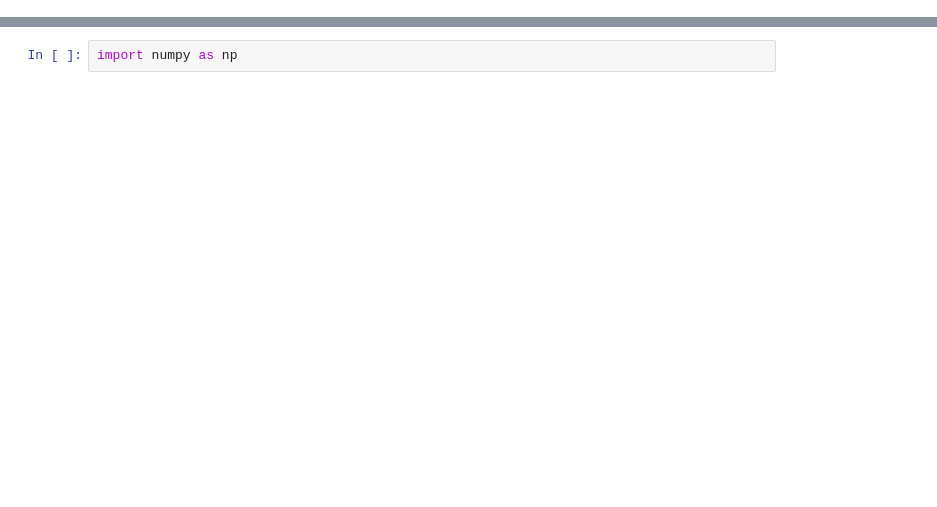
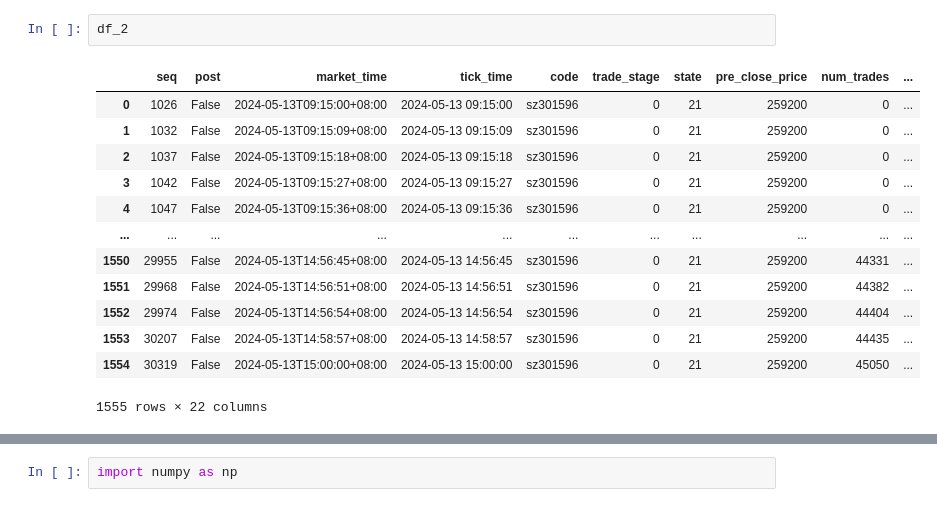
Before and after one commit to jingningwang/factor_test, a Jupyter notebook: factor_test.ipynb, the cells around one changed output, grey strips where cells are left out. Drawn from its saved outputs; the diff is of its cells as text; blank space fills up the shorter version.

```diff
--- a/factor_test.ipynb
+++ b/factor_test.ipynb
@@ -9,0 +29,16 @@ df_3,df_3
+# %%
+df_2
+# %% [output]
+|  | seq | post | market_time | tick_time | code | trade_stage | state | pre_close_price | num_trades | ... |
+| 0 | 1026 | False | 2024-05-13T09:15:00+08:00 | 2024-05-13 09:15:00 | sz301596 | 0 | 21 | 259200 | 0 | ... |
+| 1 | 1032 | False | 2024-05-13T09:15:09+08:00 | 2024-05-13 09:15:09 | sz301596 | 0 | 21 | 259200 | 0 | ... |
+| 2 | 1037 | False | 2024-05-13T09:15:18+08:00 | 2024-05-13 09:15:18 | sz301596 | 0 | 21 | 259200 | 0 | ... |
+| 3 | 1042 | False | 2024-05-13T09:15:27+08:00 | 2024-05-13 09:15:27 | sz301596 | 0 | 21 | 259200 | 0 | ... |
+| 4 | 1047 | False | 2024-05-13T09:15:36+08:00 | 2024-05-13 09:15:36 | sz301596 | 0 | 21 | 259200 | 0 | ... |
+| ... | ... | ... | ... | ... | ... | ... | ... | ... | ... | ... |
+| 1550 | 29955 | False | 2024-05-13T14:56:45+08:00 | 2024-05-13 14:56:45 | sz301596 | 0 | 21 | 259200 | 44331 | ... |
+| 1551 | 29968 | False | 2024-05-13T14:56:51+08:00 | 2024-05-13 14:56:51 | sz301596 | 0 | 21 | 259200 | 44382 | ... |
+| 1552 | 29974 | False | 2024-05-13T14:56:54+08:00 | 2024-05-13 14:56:54 | sz301596 | 0 | 21 | 259200 | 44404 | ... |
+| 1553 | 30207 | False | 2024-05-13T14:58:57+08:00 | 2024-05-13 14:58:57 | sz301596 | 0 | 21 | 259200 | 44435 | ... |
+| 1554 | 30319 | False | 2024-05-13T15:00:00+08:00 | 2024-05-13 15:00:00 | sz301596 | 0 | 21 | 259200 | 45050 | ... |
+1555 rows × 22 columns
```
Also changed, not shown: parts of 15 cells of this notebook, 2 other files.
